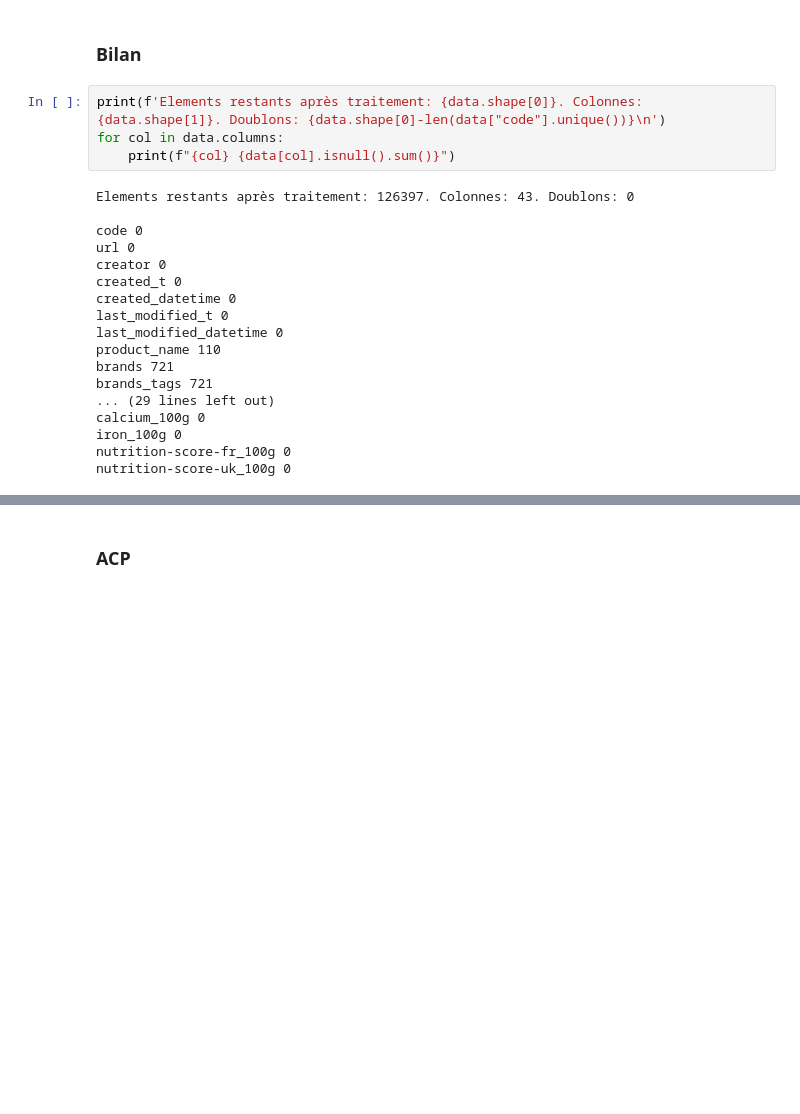
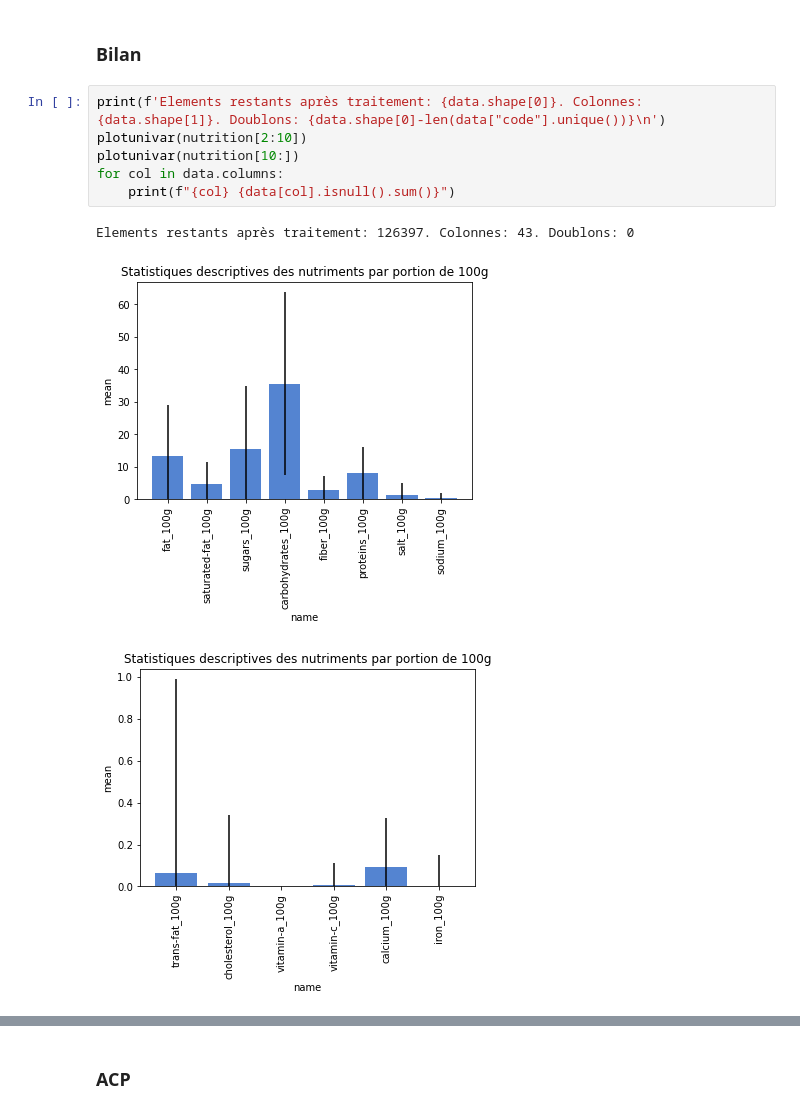
Before and after one commit to ThibaultDieudonne/OpenFoodFacts-Data-Exploration, a Jupyter notebook: notebook.ipynb, the cells around one changed output, grey strips where cells are left out. Drawn from its saved outputs; the diff is of its cells as text; blank space fills up the shorter version.

```diff
--- a/notebook.ipynb
+++ b/notebook.ipynb
@@ -107,23 +111,11 @@ for col in data.columns:
 ### Bilan
 # %%
 print(f'Elements restants après traitement: {data.shape[0]}. Colonnes: {data.shape[1]}. Doublons: {data.shape[0]-len(data["code"].unique())}\n')
+plotunivar(nutrition[2:10])
+plotunivar(nutrition[10:])
 for col in data.columns:
     print(f"{col} {data[col].isnull().sum()}")
 # %% [output]
 Elements restants après traitement: 126397. Colonnes: 43. Doublons: 0
-
-code 0
-url 0
-creator 0
-created_t 0
-created_datetime 0
-last_modified_t 0
-last_modified_datetime 0
-product_name 110
-brands 721
-brands_tags 721
-... (29 lines left out)
-calcium_100g 0
-iron_100g 0
-nutrition-score-fr_100g 0
-nutrition-score-uk_100g 0
+[figure, added]
+[figure, added]
```
Also changed, not shown: parts of 15 cells of this notebook, 3 other files.
